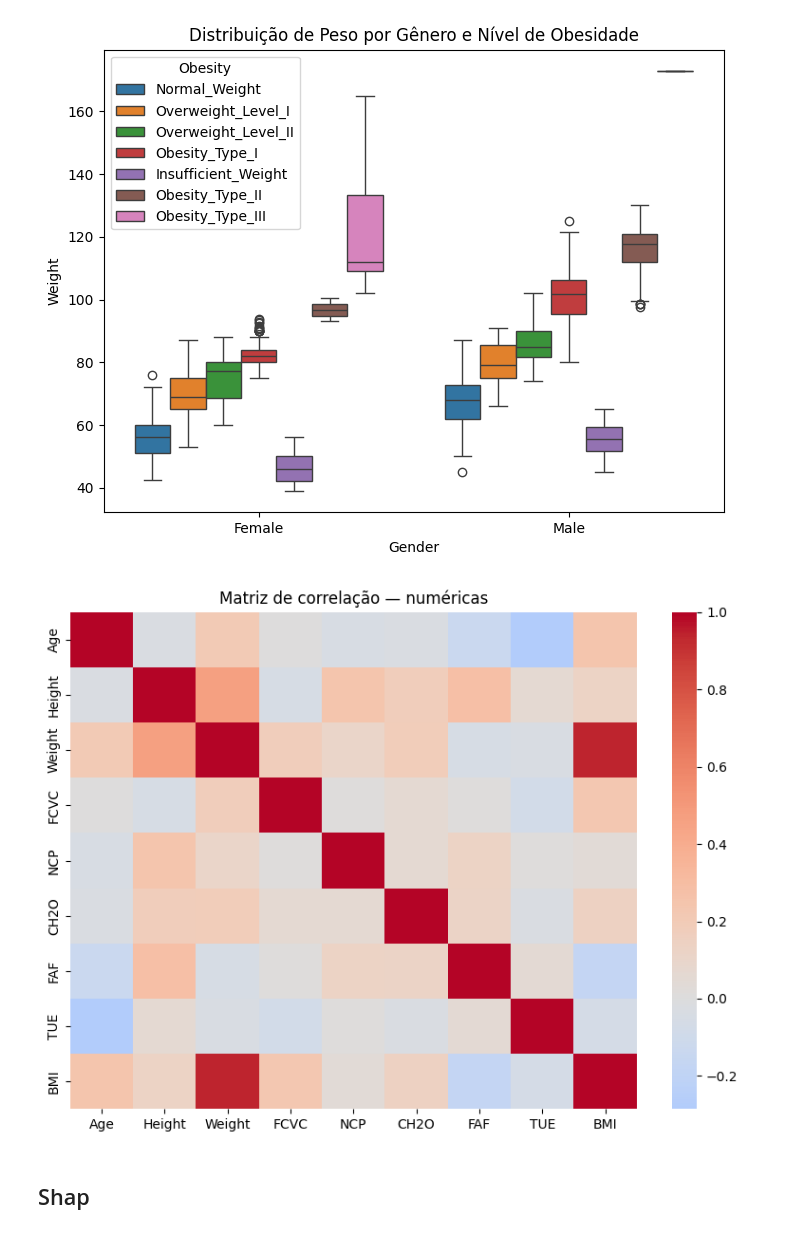
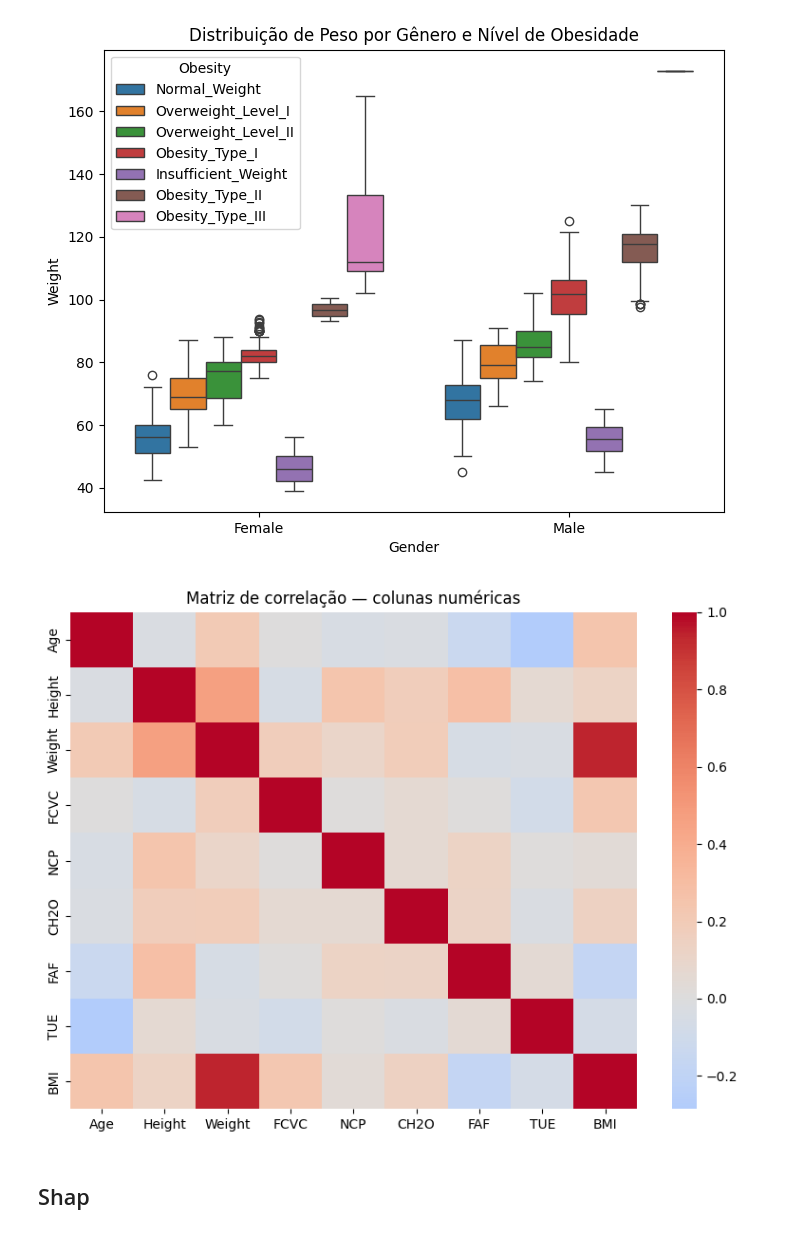
Before and after one commit to fernandapetty/data-analytics, a Jupyter notebook: notebook.ipynb, the cells around one changed output. Drawn from its saved outputs; the diff is of its cells as text; code cells hidden in the pictures.

```diff
--- a/notebook.ipynb
+++ b/notebook.ipynb
@@ -266,29 +289,29 @@ plt.show()
 [figure]
 # %%
 if target_col:
-    px.histogram(df, x=target_col, title=f"Distribuição do alvo: {target_col}", text_auto=True).show()
+    px.histogram(df, x=target_col, title=f"Distribuição do alvo: Nível de Obesidade", text_auto=True).show()
 
 num_cols_present=[c for c in num_cols if c in df.columns]+(["BMI"] if "BMI" in df.columns else [])
 
 if num_cols_present:
-    px.box(df, y=num_cols_present, points="outliers", title="Boxplots — numéricas").show()
+    px.box(df, y=num_cols_present, points="outliers", title="Boxplots — colunas numéricas").show()
 
 if target_col and "BMI" in df.columns:
-    px.violin(df, x=target_col, y="BMI", box=True, points="outliers", title="BMI por classe").show()
+    px.violin(df, x=target_col, y="BMI", box=True, points="outliers", title="Índice de massa corporal por nível de obesidade").show()
 
 cat_cols_present=[c for c in cat_cols if c in df.columns and c!=target_col]
 cat_top=sorted(cat_cols_present, key=lambda c: df[c].nunique())[:6]
 
 for c in cat_top:
-    px.histogram(df, x=c, color=target_col, barmode="group", title=f"{c} × {target_col}").show()
+    px.histogram(df, x=c, color=target_col, barmode="group", title=f"{getFieldName(c)} × Nível de Obesidade").show()
 
 num_for_corr=df.select_dtypes(include="number")
 
 if not num_for_corr.empty:
     plt.figure(figsize=(8,6)); sns.heatmap(num_for_corr.corr(numeric_only=True), cmap="coolwarm", center=0)
-    plt.title("Matriz de correlação — numéricas"); plt.tight_layout(); plt.show()
+    plt.title("Matriz de correlação — colunas numéricas"); plt.tight_layout(); plt.show()
 # %% [output]
-[figure, old version]
+[figure, new version]
 # %% [markdown]
 ## Shap
 # %%
```
Also changed, not shown: parts of 1 cell of this notebook, 1 other file.
